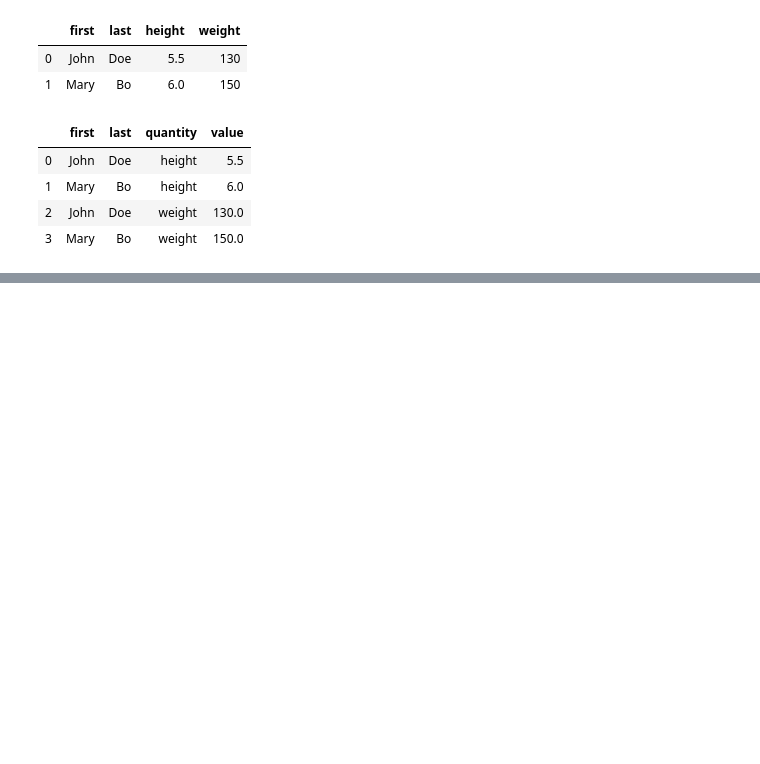
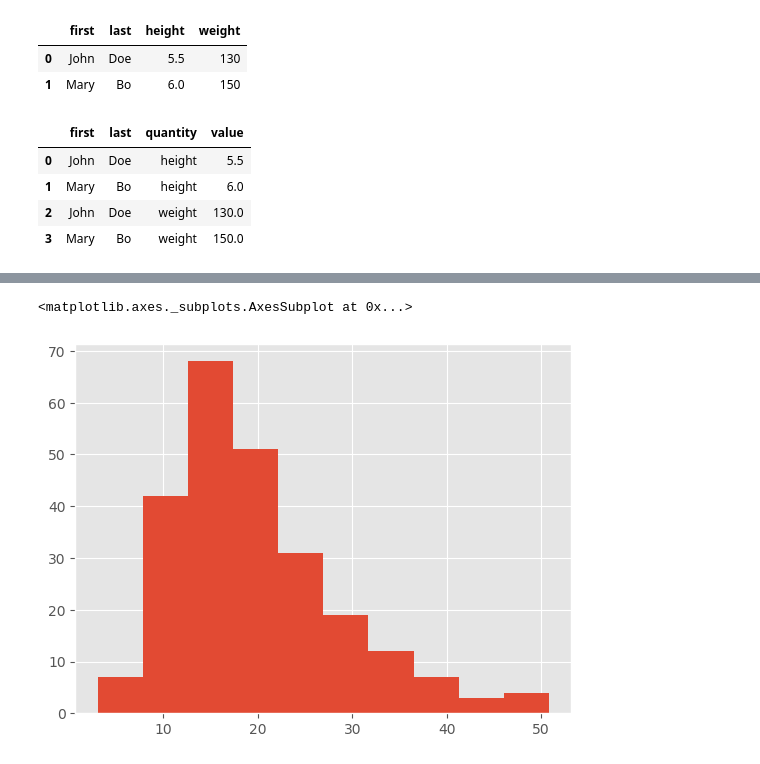
Before and after one commit to paugui/paugui.github.io, a Jupyter notebook: projects/python/pandas/Pandas_codes.ipynb, the cells around one changed output, grey strips where cells are left out. Drawn from its saved outputs; the diff is of its cells as text; code cells hidden in the pictures; blank space fills up the shorter version.

```diff
--- a/projects/python/pandas/Pandas_codes.ipynb
+++ b/projects/python/pandas/Pandas_codes.ipynb
@@ -917,0 +947,6 @@ cheese.melt(id_vars=['first', 'last'], var_name='quantity')
+# %%
+plt.style.use('ggplot')
+tips['total_bill'].hist()
+# %% [output]
+<matplotlib.axes._subplots.AxesSubplot at 0x...>
+[figure, added]
```
Also changed, not shown: parts of 23 cells of this notebook, 3 other files.
